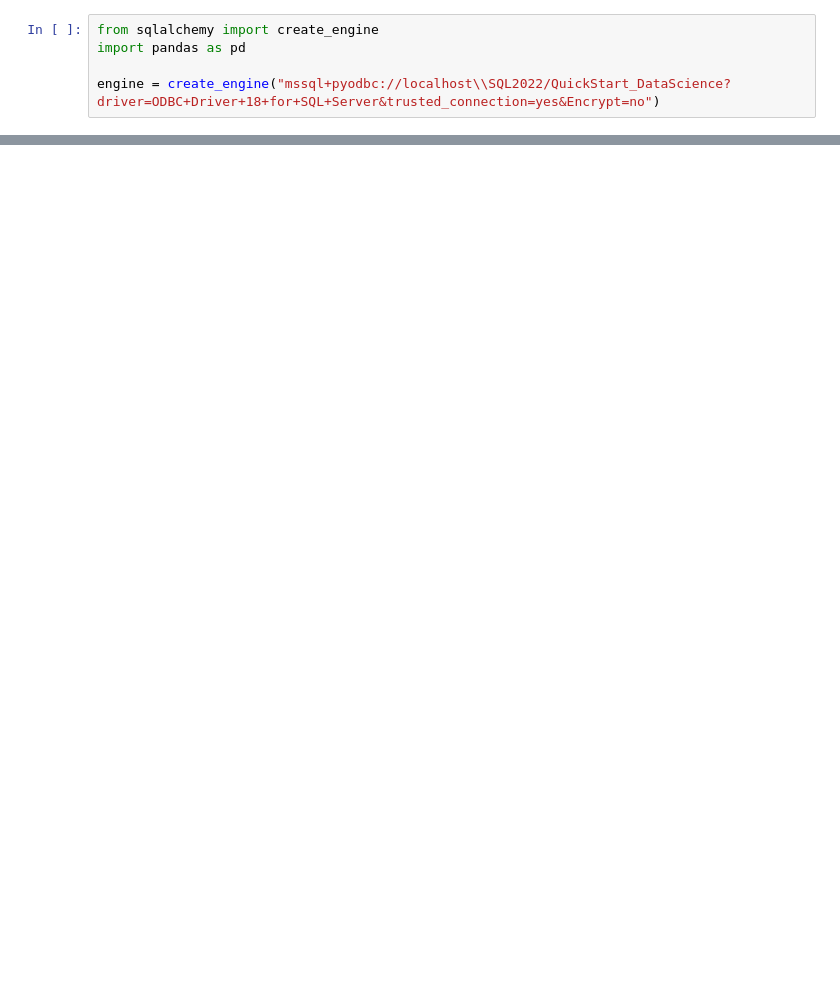
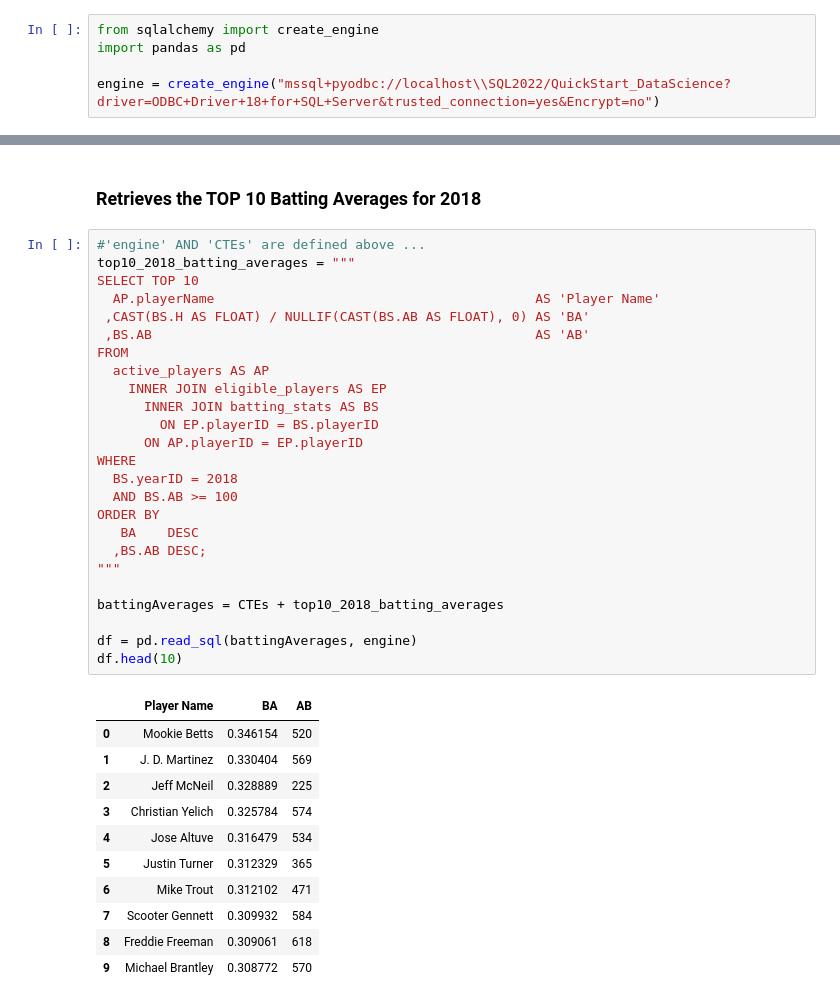
Before and after one commit to randel-bjorkquist/jupyter-notebooks-vscode, a Jupyter notebook: Project3_Data_Querying_and_Cleaning.ipynb, the cells around one changed output, grey strips where cells are left out. Drawn from its saved outputs; the diff is of its cells as text; blank space fills up the shorter version.

```diff
--- a/Project3_Data_Querying_and_Cleaning.ipynb
+++ b/Project3_Data_Querying_and_Cleaning.ipynb
@@ -202,0 +815,39 @@ df
+# %% [markdown]
+### Retrieves the TOP 10 Batting Averages for 2018
+# %%
+#'engine' AND 'CTEs' are defined above ...
+top10_2018_batting_averages = """
+SELECT TOP 10
+  AP.playerName                                         AS 'Player Name'
+ ,CAST(BS.H AS FLOAT) / NULLIF(CAST(BS.AB AS FLOAT), 0) AS 'BA'
+ ,BS.AB                                                 AS 'AB'
+FROM
+  active_players AS AP
+    INNER JOIN eligible_players AS EP
+      INNER JOIN batting_stats AS BS
+        ON EP.playerID = BS.playerID
+      ON AP.playerID = EP.playerID
+WHERE
+  BS.yearID = 2018
+  AND BS.AB >= 100
+ORDER BY
+   BA    DESC
+  ,BS.AB DESC;
+"""
+
+battingAverages = CTEs + top10_2018_batting_averages
+
+df = pd.read_sql(battingAverages, engine)
+df.head(10)
+# %% [output]
+|  | Player Name | BA | AB |
+| 0 | Mookie Betts | 0.346154 | 520 |
+| 1 | J. D. Martinez | 0.330404 | 569 |
+| 2 | Jeff McNeil | 0.328889 | 225 |
+| 3 | Christian Yelich | 0.325784 | 574 |
+| 4 | Jose Altuve | 0.316479 | 534 |
+| 5 | Justin Turner | 0.312329 | 365 |
+| 6 | Mike Trout | 0.312102 | 471 |
+| 7 | Scooter Gennett | 0.309932 | 584 |
+| 8 | Freddie Freeman | 0.309061 | 618 |
+| 9 | Michael Brantley | 0.308772 | 570 |
```
Also changed, not shown: parts of 25 cells of this notebook.
